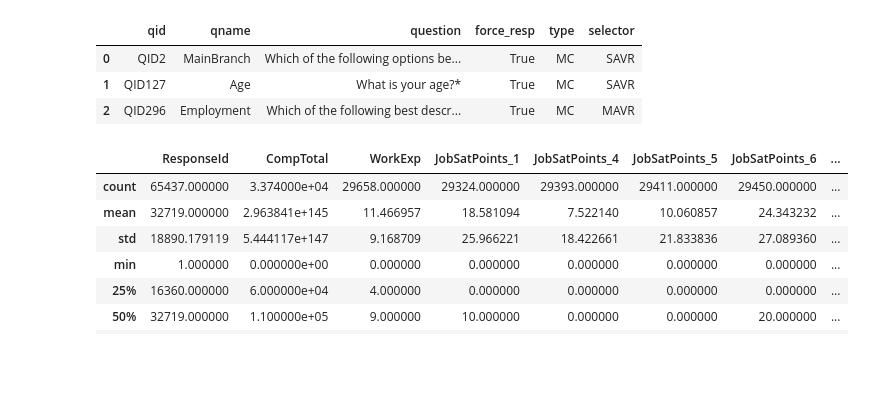
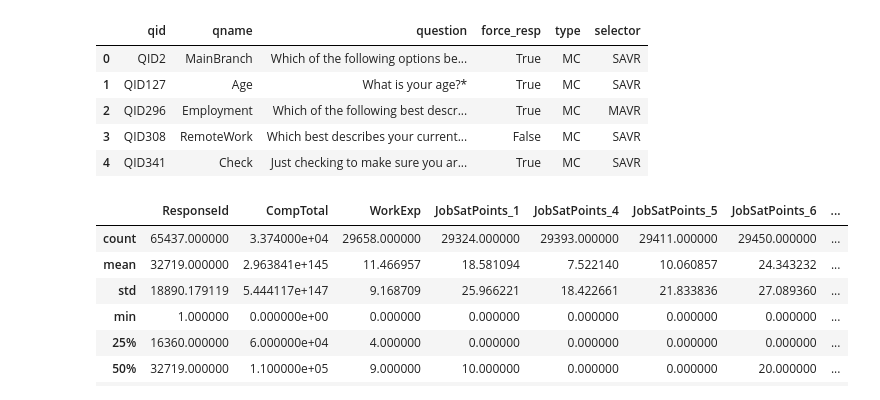
Before and after one commit to RomanVitovych/Python, a Jupyter notebook: Homework_4 (StackOverflow Developer Survey Analysis with Pandas).ipynb, the cells around one changed output. Saved outputs shown, nothing was run; the diff lists cells and outputs as text; code cells hidden in the pictures; blank space fills up the shorter version.

```diff
--- a/Homework_4 (StackOverflow Developer Survey Analysis with Pandas).ipynb
+++ b/Homework_4 (StackOverflow Developer Survey Analysis with Pandas).ipynb
@@ -1,15 +1,17 @@
 # %%
 import pandas as pd
 # %%
-df = pd.read_csv(r"C:\Users\Latitude\Desktop\Data_Analytics\Python\stack-overflow-developer-survey-2024\survey_results_schema.csv")
-df_main = pd.read_csv(r"C:\Users\Latitude\Desktop\Data_Analytics\Python\stack-overflow-developer-survey-2024\survey_results_public.csv")
+df = pd.read_csv(r"C:\Users\Latitude\Desktop\Data_Analytics\Python\data for homework\homework_4\stack-overflow-developer-survey-2024\survey_results_schema.csv")
+df_main = pd.read_csv(r"C:\Users\Latitude\Desktop\Data_Analytics\Python\data for homework\homework_4\stack-overflow-developer-survey-2024\survey_results_public.csv")
 # %%
-df.head(3)
+df.head()
 # %% [output]
 |  | qid | qname | question | force_resp | type | selector |
 | 0 | QID2 | MainBranch | Which of the following options be... | True | MC | SAVR |
 | 1 | QID127 | Age | What is your age?* | True | MC | SAVR |
 | 2 | QID296 | Employment | Which of the following best descr... | True | MC | MAVR |
+| 3 | QID308 | RemoteWork | Which best describes your current... | False | MC | SAVR |
+| 4 | QID341 | Check | Just checking to make sure you ar... | True | MC | SAVR |
 # %%
 df_main.describe()
 # %% [output]
```
Also changed, not shown: parts of 5 cells of this notebook, 2 other files.
